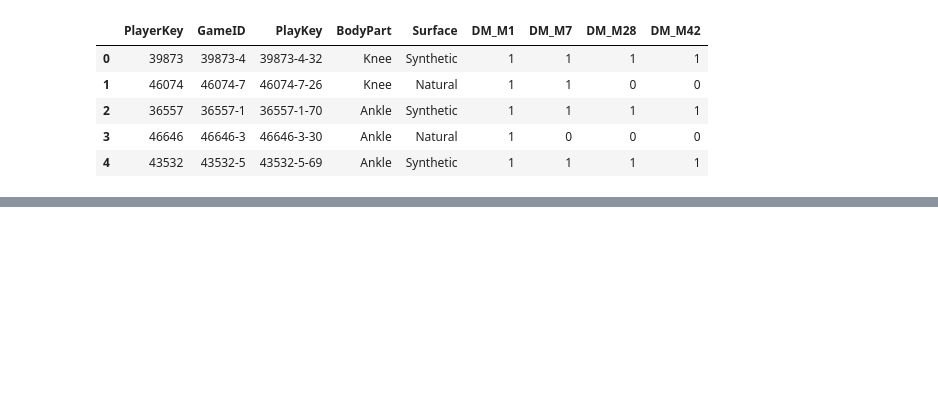
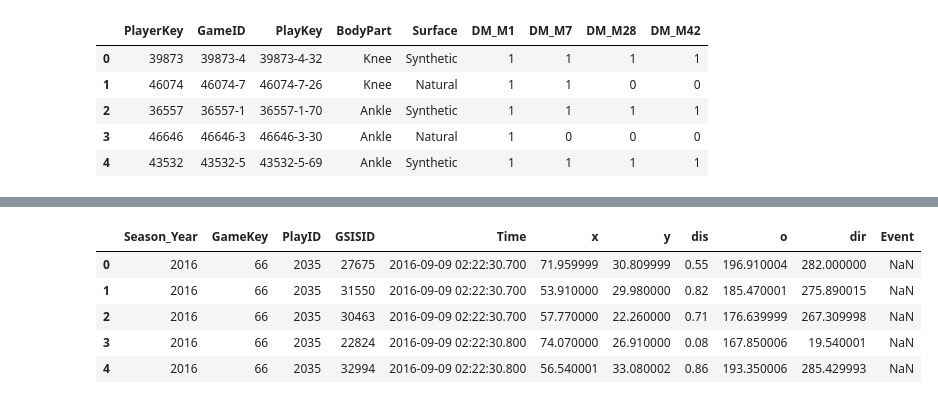
Before and after one commit to agaffney-hub/final-capstone, a Jupyter notebook: EDA.ipynb, the cells around one changed output, grey strips where cells are left out. Drawn from its saved outputs; the diff is of its cells as text; code cells hidden in the pictures; blank space fills up the shorter version.

```diff
--- a/EDA.ipynb
+++ b/EDA.ipynb
@@ -629,0 +211,8 @@ play_injuries.to_csv('play_injuries.csv', index=False)
+# %%
+# These each have 11 columns
+
+ngs_2016_pre = pd.read_csv('NFL_Punt/ngs-2016-pre.csv')  # 1 million rows
+ngs_2016_early = pd.read_csv('NFL_Punt/ngs-2016-reg-wk1-6.csv')  # 8.7 million rows
+ngs_2016_mid = pd.read_csv('NFL_Punt/ngs-2016-reg-wk7-12.csv')  # 8.4 million rows
+ngs_2016_late = pd.read_csv('NFL_Punt/ngs-2016-reg-wk13-17.csv')  # 7.6 million rows
+ngs_2016_post = pd.read_csv('NFL_Punt/ngs-2016-post.csv')  # 900,000 rows
@@ -629,0 +227,9 @@ play_injuries.to_csv('play_injuries.csv', index=False)
+# %%
+ngs_2016_early.head()
+# %% [output]
+|  | Season_Year | GameKey | PlayID | GSISID | Time | x | y | dis | o | dir | Event |
+| 0 | 2016 | 66 | 2035 | 27675 | 2016-09-09 02:22:30.700 | 71.959999 | 30.809999 | 0.55 | 196.910004 | 282.000000 | NaN |
+| 1 | 2016 | 66 | 2035 | 31550 | 2016-09-09 02:22:30.700 | 53.910000 | 29.980000 | 0.82 | 185.470001 | 275.890015 | NaN |
+| 2 | 2016 | 66 | 2035 | 30463 | 2016-09-09 02:22:30.700 | 57.770000 | 22.260000 | 0.71 | 176.639999 | 267.309998 | NaN |
+| 3 | 2016 | 66 | 2035 | 22824 | 2016-09-09 02:22:30.800 | 74.070000 | 26.910000 | 0.08 | 167.850006 | 19.540001 | NaN |
+| 4 | 2016 | 66 | 2035 | 32994 | 2016-09-09 02:22:30.800 | 56.540001 | 33.080002 | 0.86 | 193.350006 | 285.429993 | NaN |
```
Also changed, not shown: parts of 98 cells of this notebook, 6 other files.
